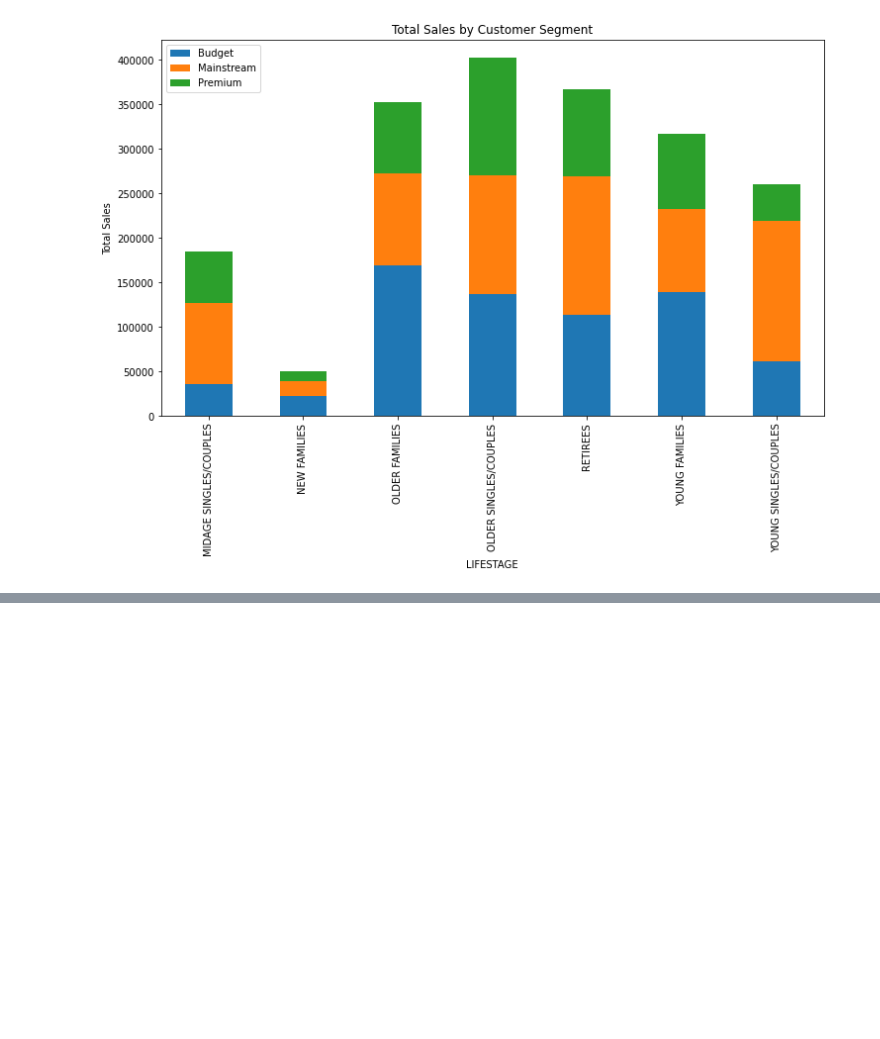
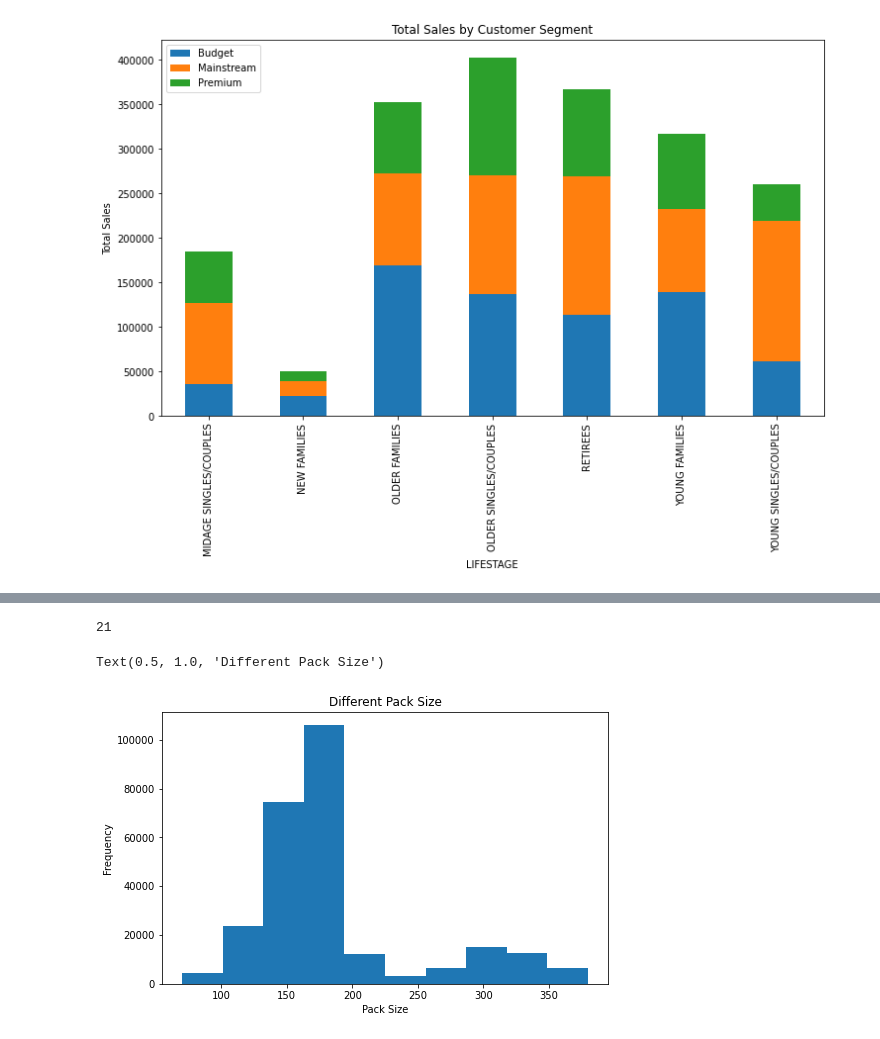
Before and after one commit to darsh996/Quantium_Internship, a Jupyter notebook: EDA_quantium.ipynb, the cells around one changed output, grey strips where cells are left out. Cells and saved outputs as stored; diff of their text form; code cells hidden in the pictures; blank space fills up the shorter version.

```diff
--- a/EDA_quantium.ipynb
+++ b/EDA_quantium.ipynb
@@ -306,6 +307,6 @@ From above graphs we can observe :
 # %%
 plt.figure(figsize=(25,6))
 plt.xticks(rotation = 90)
-# sea.set_theme(style="white")
+sea.set_theme(style="white")
 sea.countplot(x='PROD_NAME' ,data= tran_df)
 # %% [output]
@@ -442,0 +471,4 @@ plt.legend(['Budget', 'Mainstream', 'Premium'], loc = 2)
+# %%
+tran_df['PACK_SIZE'] = tran_df['PROD_NAME'].str.extract("(\d+)")
+tran_df['PACK_SIZE'] = pd.to_numeric(tran_df['PACK_SIZE'])
+tran_df.head()
@@ -442,0 +482,13 @@ plt.legend(['Budget', 'Mainstream', 'Premium'], loc = 2)
+# %%
+tran_df['PACK_SIZE'].nunique()
+# %% [output]
+21
+# %%
+plt.figure(figsize=(8,5))
+plt.hist(tran_df['PACK_SIZE'])
+plt.xlabel('Pack Size')
+plt.ylabel('Frequency')
+plt.title('Different Pack Size')
+# %% [output]
+Text(0.5, 1.0, 'Different Pack Size')
+[figure, added]
```
Also changed, not shown: parts of 12 cells of this notebook, 1 other file.
